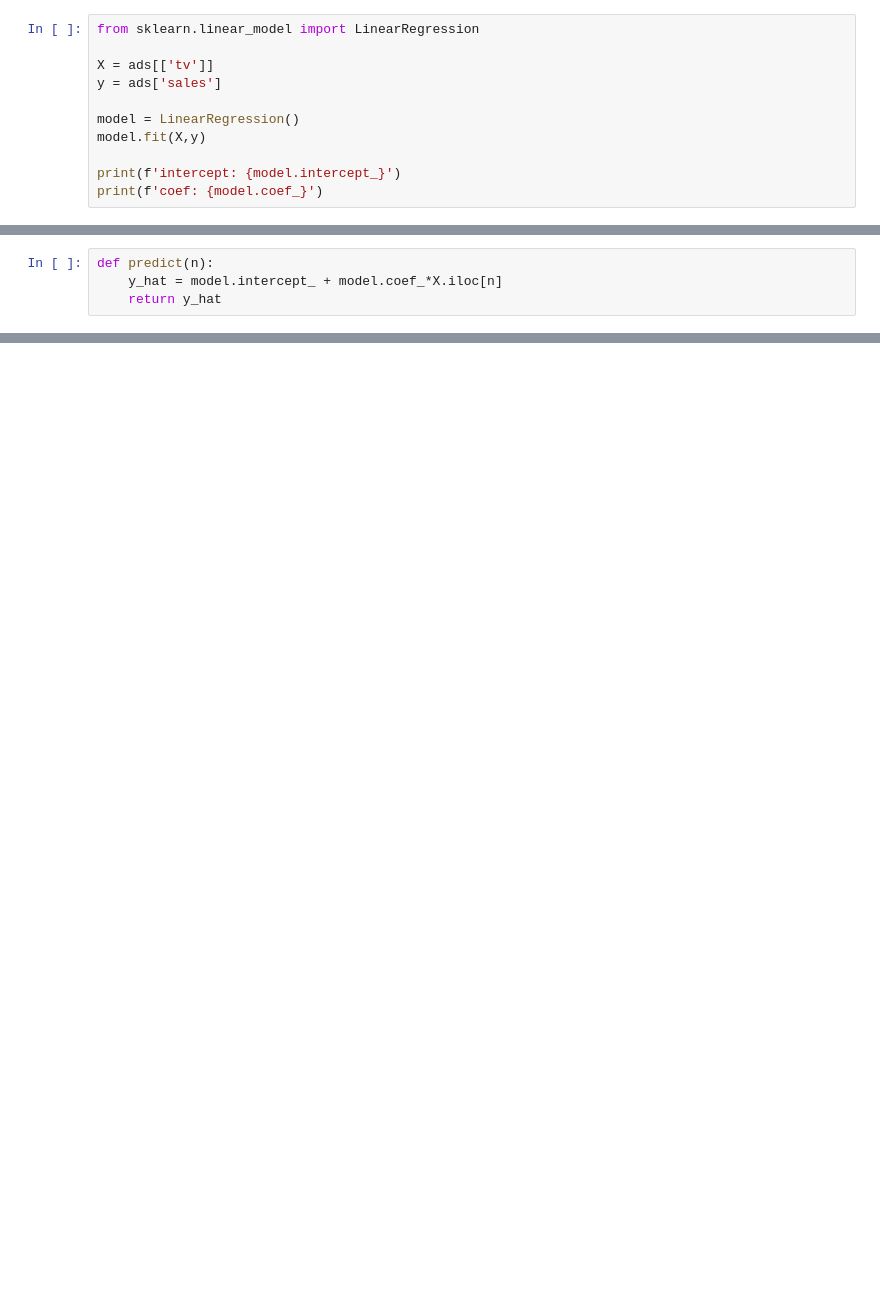
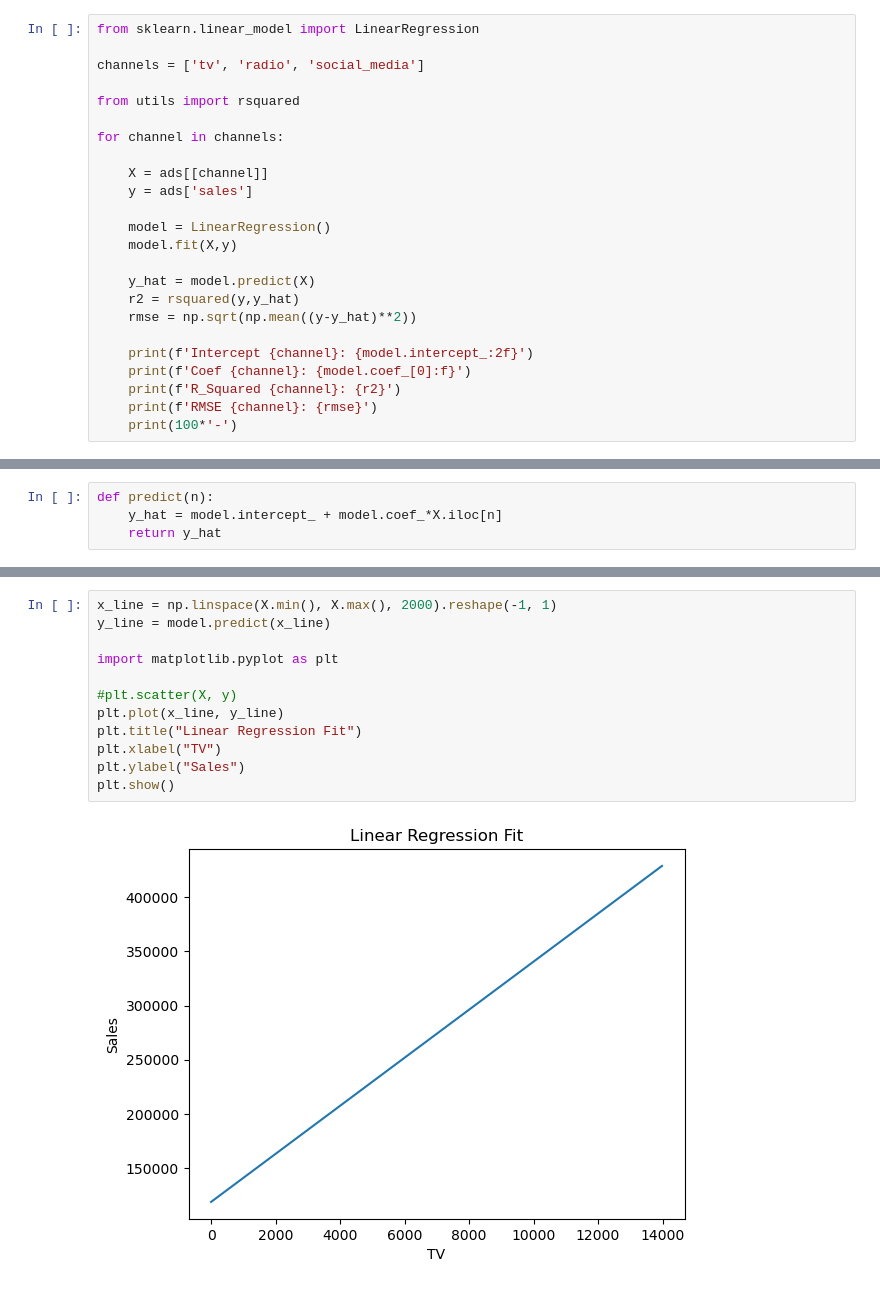
Before and after one commit to karamian-ani/data_analytics_with_python, a Jupyter notebook: notebooks/16_simple_linear_regression.ipynb, the cells around one changed output, grey strips where cells are left out. Drawn from its saved outputs; the diff is of its cells as text; blank space fills up the shorter version.

Commit message:
regression 2

```diff
--- a/notebooks/16_simple_linear_regression.ipynb
+++ b/notebooks/16_simple_linear_regression.ipynb
@@ -159,12 +171,25 @@ ads.shape
 # %%
 from sklearn.linear_model import LinearRegression
 
-X = ads[['tv']]
-y = ads['sales']
+channels = ['tv', 'radio', 'social_media']
 
-model = LinearRegression()
-model.fit(X,y)
+from utils import rsquared
 
-print(f'intercept: {model.intercept_}')
-print(f'coef: {model.coef_}')
+for channel in channels:
+
+    X = ads[[channel]]
+    y = ads['sales']
+
+    model = LinearRegression()
+    model.fit(X,y)
+
+    y_hat = model.predict(X)
+    r2 = rsquared(y,y_hat)
+    rmse = np.sqrt(np.mean((y-y_hat)**2))
+
+    print(f'Intercept {channel}: {model.intercept_:2f}')
+    print(f'Coef {channel}: {model.coef_[0]:f}')
+    print(f'R_Squared {channel}: {r2}')
+    print(f'RMSE {channel}: {rmse}')
+    print(100*'-')
 # %% [output]
@@ -193,0 +256,14 @@ array([ 56851.73298719,  46167.19070729, 145889.58531972, ...,
+# %%
+x_line = np.linspace(X.min(), X.max(), 2000).reshape(-1, 1)
+y_line = model.predict(x_line)
+
+import matplotlib.pyplot as plt
+
+#plt.scatter(X, y)
+plt.plot(x_line, y_line)
+plt.title("Linear Regression Fit")
+plt.xlabel("TV")
+plt.ylabel("Sales")
+plt.show()
+# %% [output]
+[figure, added]
```
Also changed, not shown: parts of 16 cells of this notebook, 1 other file.
